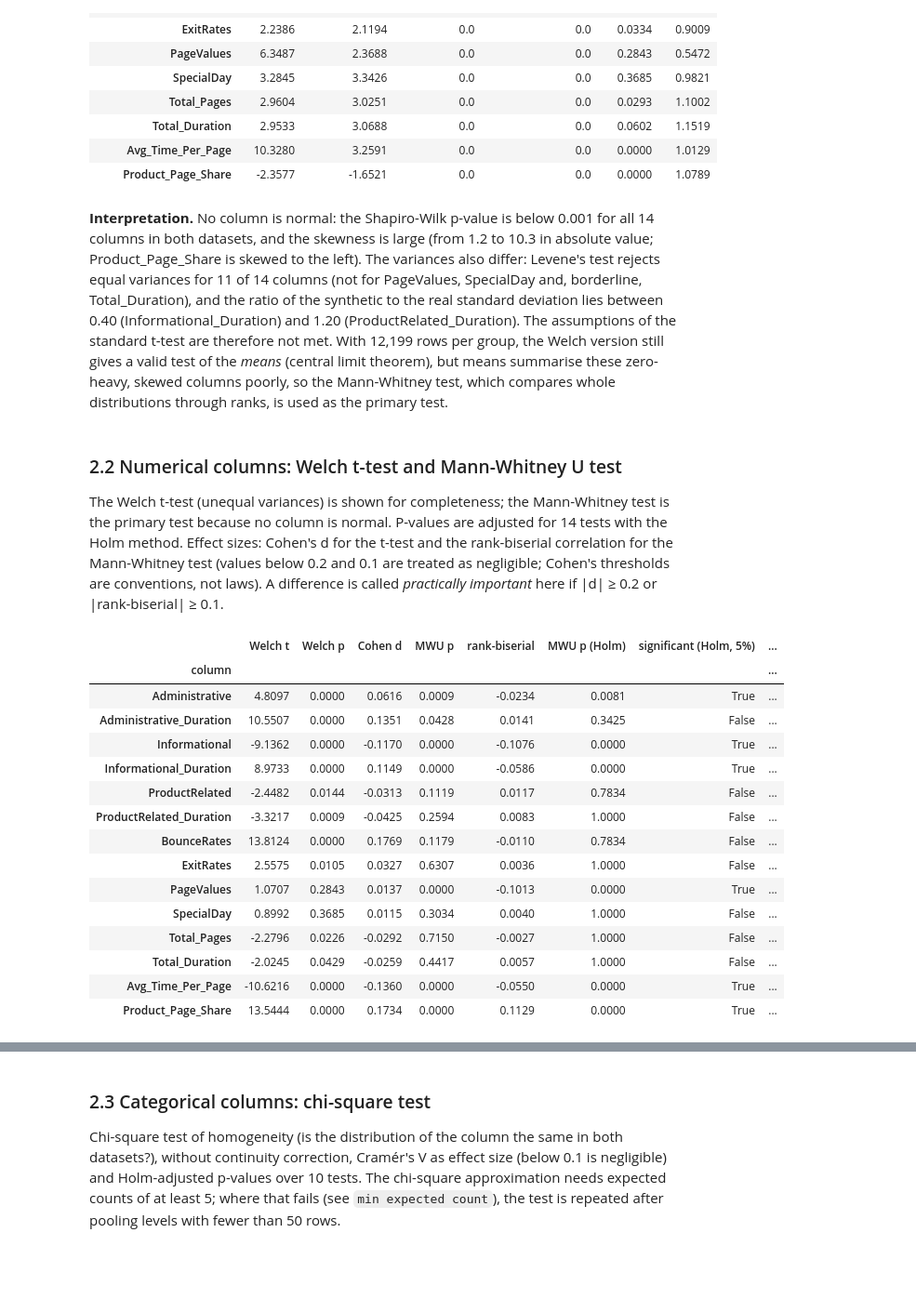
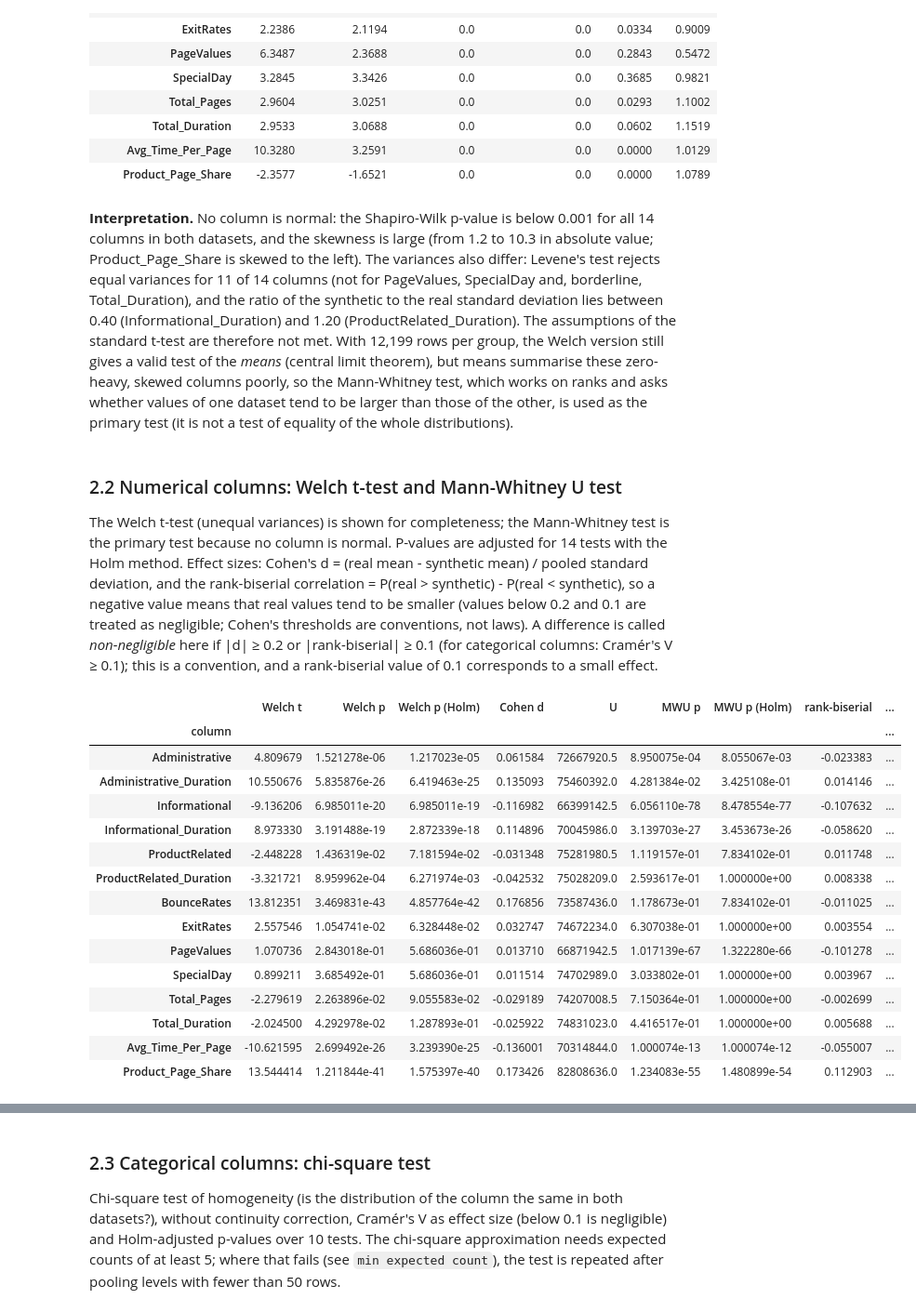
Before and after one commit to DawarAhmed27/REAL-vs.-SYNTHETIC-DATA-COMPARATIVE-ANALYSIS-AND-VISUALIZATION, a Jupyter notebook: notebooks/08_advanced_analysis.ipynb, the cells around one changed output, grey strips where cells are left out. Shown at 93% size. Saved outputs shown, nothing was run; the diff lists cells and outputs as text; code cells hidden in the pictures; blank space fills up the shorter version.

```diff
--- a/notebooks/08_advanced_analysis.ipynb
+++ b/notebooks/08_advanced_analysis.ipynb
@@ -60,28 +61,28 @@ assump.round(4)
 | Avg_Time_Per_Page | 10.3280 | 3.2591 | 0.0 | 0.0 | 0.0000 | 1.0129 |
 | Product_Page_Share | -2.3577 | -1.6521 | 0.0 | 0.0 | 0.0000 | 1.0789 |
 # %% [markdown]
-**Interpretation.** No column is normal: the Shapiro-Wilk p-value is below 0.001 for all 14 columns in both datasets, and the skewness is large (from 1.2 to 10.3 in absolute value; Product_Page_Share is skewed to the left). The variances also differ: Levene's test rejects equal variances for 11 of 14 columns (not for PageValues, SpecialDay and, borderline, Total_Duration), and the ratio of the synthetic to the real standard deviation lies between 0.40 (Informational_Duration) and 1.20 (ProductRelated_Duration). The assumptions of the standard t-test are therefore not met. With 12,199 rows per group, the Welch version still gives a valid test of the *means* (central limit theorem), but means summarise these zero-heavy, skewed columns poorly, so the Mann-Whitney test, which compares whole distributions through ranks, is used as the primary test.
+**Interpretation.** No column is normal: the Shapiro-Wilk p-value is below 0.001 for all 14 columns in both datasets, and the skewness is large (from 1.2 to 10.3 in absolute value; Product_Page_Share is skewed to the left). The variances also differ: Levene's test rejects equal variances for 11 of 14 columns (not for PageValues, SpecialDay and, borderline, Total_Duration), and the ratio of the synthetic to the real standard deviation lies between 0.40 (Informational_Duration) and 1.20 (ProductRelated_Duration). The assumptions of the standard t-test are therefore not met. With 12,199 rows per group, the Welch version still gives a valid test of the *means* (central limit theorem), but means summarise these zero-heavy, skewed columns poorly, so the Mann-Whitney test, which works on ranks and asks whether values of one dataset tend to be larger than those of the other, is used as the primary test (it is not a test of equality of the whole distributions).
 # %% [markdown]
 ### 2.2 Numerical columns: Welch t-test and Mann-Whitney U test
-The Welch t-test (unequal variances) is shown for completeness; the Mann-Whitney test is the primary test because no column is normal. P-values are adjusted for 14 tests with the Holm method. Effect sizes: Cohen's d for the t-test and the rank-biserial correlation for the Mann-Whitney test (values below 0.2 and 0.1 are treated as negligible; Cohen's thresholds are conventions, not laws). A difference is called *practically important* here if |d| ≥ 0.2 or |rank-biserial| ≥ 0.1.
+The Welch t-test (unequal variances) is shown for completeness; the Mann-Whitney test is the primary test because no column is normal. P-values are adjusted for 14 tests with the Holm method. Effect sizes: Cohen's d = (real mean - synthetic mean) / pooled standard deviation, and the rank-biserial correlation = P(real > synthetic) - P(real < synthetic), so a negative value means that real values tend to be smaller (values below 0.2 and 0.1 are treated as negligible; Cohen's thresholds are conventions, not laws). A difference is called *non-negligible* here if |d| ≥ 0.2 or |rank-biserial| ≥ 0.1 (for categorical columns: Cramér's V ≥ 0.1); this is a convention, and a rank-biserial value of 0.1 corresponds to a small effect.
 # %%
 nt = A.numeric_tests(real, syn); nt.to_csv(RES / "numeric_tests.csv")
-nt[["Welch t", "Welch p", "Cohen d", "MWU p", "rank-biserial", "MWU p (Holm)", "significant (Holm, 5%)", "practically important", "KS"]].round(4)
+nt[["Welch t", "Welch p", "Welch p (Holm)", "Cohen d", "U", "MWU p", "MWU p (Holm)", "rank-biserial", "significant (Holm, 5%)", "non-negligible", "KS"]]
 # %% [output]
-|  | Welch t | Welch p | Cohen d | MWU p | rank-biserial | MWU p (Holm) | significant (Holm, 5%) | ... |
-| column |  |  |  |  |  |  |  | ... |
-| Administrative | 4.8097 | 0.0000 | 0.0616 | 0.0009 | -0.0234 | 0.0081 | True | ... |
-| Administrative_Duration | 10.5507 | 0.0000 | 0.1351 | 0.0428 | 0.0141 | 0.3425 | False | ... |
-| Informational | -9.1362 | 0.0000 | -0.1170 | 0.0000 | -0.1076 | 0.0000 | True | ... |
-| Informational_Duration | 8.9733 | 0.0000 | 0.1149 | 0.0000 | -0.0586 | 0.0000 | True | ... |
-| ProductRelated | -2.4482 | 0.0144 | -0.0313 | 0.1119 | 0.0117 | 0.7834 | False | ... |
-| ProductRelated_Duration | -3.3217 | 0.0009 | -0.0425 | 0.2594 | 0.0083 | 1.0000 | False | ... |
-| BounceRates | 13.8124 | 0.0000 | 0.1769 | 0.1179 | -0.0110 | 0.7834 | False | ... |
-| ExitRates | 2.5575 | 0.0105 | 0.0327 | 0.6307 | 0.0036 | 1.0000 | False | ... |
-| PageValues | 1.0707 | 0.2843 | 0.0137 | 0.0000 | -0.1013 | 0.0000 | True | ... |
-| SpecialDay | 0.8992 | 0.3685 | 0.0115 | 0.3034 | 0.0040 | 1.0000 | False | ... |
-| Total_Pages | -2.2796 | 0.0226 | -0.0292 | 0.7150 | -0.0027 | 1.0000 | False | ... |
-| Total_Duration | -2.0245 | 0.0429 | -0.0259 | 0.4417 | 0.0057 | 1.0000 | False | ... |
-| Avg_Time_Per_Page | -10.6216 | 0.0000 | -0.1360 | 0.0000 | -0.0550 | 0.0000 | True | ... |
-| Product_Page_Share | 13.5444 | 0.0000 | 0.1734 | 0.0000 | 0.1129 | 0.0000 | True | ... |
+|  | Welch t | Welch p | Welch p (Holm) | Cohen d | U | MWU p | MWU p (Holm) | rank-biserial | ... |
+| column |  |  |  |  |  |  |  |  | ... |
+| Administrative | 4.809679 | 1.521278e-06 | 1.217023e-05 | 0.061584 | 72667920.5 | 8.950075e-04 | 8.055067e-03 | -0.023383 | ... |
+| Administrative_Duration | 10.550676 | 5.835876e-26 | 6.419463e-25 | 0.135093 | 75460392.0 | 4.281384e-02 | 3.425108e-01 | 0.014146 | ... |
+| Informational | -9.136206 | 6.985011e-20 | 6.985011e-19 | -0.116982 | 66399142.5 | 6.056110e-78 | 8.478554e-77 | -0.107632 | ... |
+| Informational_Duration | 8.973330 | 3.191488e-19 | 2.872339e-18 | 0.114896 | 70045986.0 | 3.139703e-27 | 3.453673e-26 | -0.058620 | ... |
+| ProductRelated | -2.448228 | 1.436319e-02 | 7.181594e-02 | -0.031348 | 75281980.5 | 1.119157e-01 | 7.834102e-01 | 0.011748 | ... |
+| ProductRelated_Duration | -3.321721 | 8.959962e-04 | 6.271974e-03 | -0.042532 | 75028209.0 | 2.593617e-01 | 1.000000e+00 | 0.008338 | ... |
+| BounceRates | 13.812351 | 3.469831e-43 | 4.857764e-42 | 0.176856 | 73587436.0 | 1.178673e-01 | 7.834102e-01 | -0.011025 | ... |
+| ExitRates | 2.557546 | 1.054741e-02 | 6.328448e-02 | 0.032747 | 74672234.0 | 6.307038e-01 | 1.000000e+00 | 0.003554 | ... |
+| PageValues | 1.070736 | 2.843018e-01 | 5.686036e-01 | 0.013710 | 66871942.5 | 1.017139e-67 | 1.322280e-66 | -0.101278 | ... |
+| SpecialDay | 0.899211 | 3.685492e-01 | 5.686036e-01 | 0.011514 | 74702989.0 | 3.033802e-01 | 1.000000e+00 | 0.003967 | ... |
+| Total_Pages | -2.279619 | 2.263896e-02 | 9.055583e-02 | -0.029189 | 74207008.5 | 7.150364e-01 | 1.000000e+00 | -0.002699 | ... |
+| Total_Duration | -2.024500 | 4.292978e-02 | 1.287893e-01 | -0.025922 | 74831023.0 | 4.416517e-01 | 1.000000e+00 | 0.005688 | ... |
+| Avg_Time_Per_Page | -10.621595 | 2.699492e-26 | 3.239390e-25 | -0.136001 | 70314844.0 | 1.000074e-13 | 1.000074e-12 | -0.055007 | ... |
+| Product_Page_Share | 13.544414 | 1.211844e-41 | 1.575397e-40 | 0.173426 | 82808636.0 | 1.234083e-55 | 1.480899e-54 | 0.112903 | ... |
 # %% [markdown]
```
Also changed, not shown: parts of 26 cells of this notebook, 17 other files.
